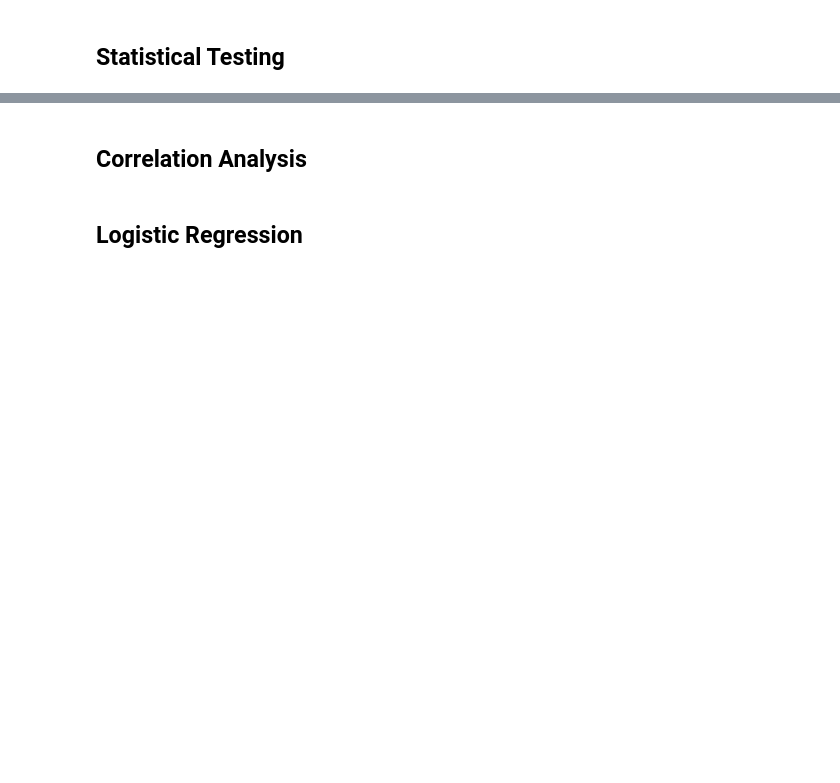
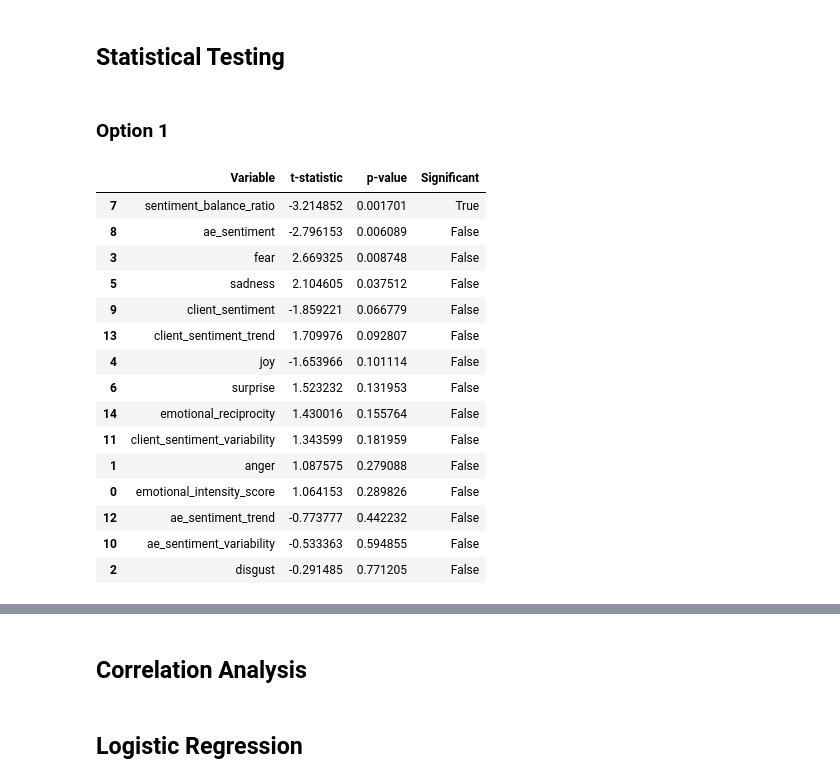
Before and after one commit to MyamazonguyGithub/sales-meetings-report, a Jupyter notebook: nb_sentiment_analysis.ipynb, the cells around one changed output, grey strips where cells are left out. Drawn from its saved outputs; the diff is of its cells as text; code cells hidden in the pictures; blank space fills up the shorter version.

```diff
--- a/nb_sentiment_analysis.ipynb
+++ b/nb_sentiment_analysis.ipynb
@@ -67,2 +64,70 @@ test_df.head()
 # %% [markdown]
 ## Statistical Testing
+# %% [markdown]
+### Option 1
+# %%
+import pandas as pd
+from scipy.stats import ttest_ind
+
+# List of variables to test
+variables = [
+    'emotional_intensity_score', 'anger', 'disgust', 'fear', 'joy', 'sadness',
+    'surprise', 'sentiment_balance_ratio', 'ae_sentiment', 'client_sentiment',
+    'ae_sentiment_variability', 'client_sentiment_variability', 'ae_sentiment_trend',
+    'client_sentiment_trend', 'emotional_reciprocity'
+]
+
+# Ensure there are no missing values in the outcome variable
+has_two_parties_df = has_two_parties_df.dropna(subset=['sales_outcome_binary'])
+
+# Split the data into two groups
+won_group = has_two_parties_df[has_two_parties_df['sales_outcome_binary'] == 1]
+lost_group = has_two_parties_df[has_two_parties_df['sales_outcome_binary'] == 0]
+
+# Initialize a list to store results
+results = []
+
+for var in variables:
+    # Drop missing values for the current variable
+    won_data = won_group[var].dropna()
+    lost_data = lost_group[var].dropna()
+
+    # Perform Welch's t-test
+    t_stat, p_value = ttest_ind(won_data, lost_data, equal_var=False)
+
+    # Append results
+    results.append({
+        'Variable': var,
+        't-statistic': t_stat,
+        'p-value': p_value
+    })
+
+# Convert results to a DataFrame
+results_df = pd.DataFrame(results)
+
+# Adjust for multiple comparisons using Bonferroni correction
+num_tests = len(variables)
+alpha = 0.05
+adjusted_alpha = alpha / num_tests
+results_df['Significant'] = results_df['p-value'] < adjusted_alpha
+
+# Display the results
+results_df = results_df.sort_values('p-value')
+results_df
+# %% [output]
+|  | Variable | t-statistic | p-value | Significant |
+| 7 | sentiment_balance_ratio | -3.214852 | 0.001701 | True |
+| 8 | ae_sentiment | -2.796153 | 0.006089 | False |
+| 3 | fear | 2.669325 | 0.008748 | False |
+| 5 | sadness | 2.104605 | 0.037512 | False |
+| 9 | client_sentiment | -1.859221 | 0.066779 | False |
+| 13 | client_sentiment_trend | 1.709976 | 0.092807 | False |
+| 4 | joy | -1.653966 | 0.101114 | False |
+| 6 | surprise | 1.523232 | 0.131953 | False |
+| 14 | emotional_reciprocity | 1.430016 | 0.155764 | False |
+| 11 | client_sentiment_variability | 1.343599 | 0.181959 | False |
+| 1 | anger | 1.087575 | 0.279088 | False |
+| 0 | emotional_intensity_score | 1.064153 | 0.289826 | False |
+| 12 | ae_sentiment_trend | -0.773777 | 0.442232 | False |
+| 10 | ae_sentiment_variability | -0.533363 | 0.594855 | False |
+| 2 | disgust | -0.291485 | 0.771205 | False |
```
Also changed, not shown: parts of 13 cells of this notebook, 2 other files.
